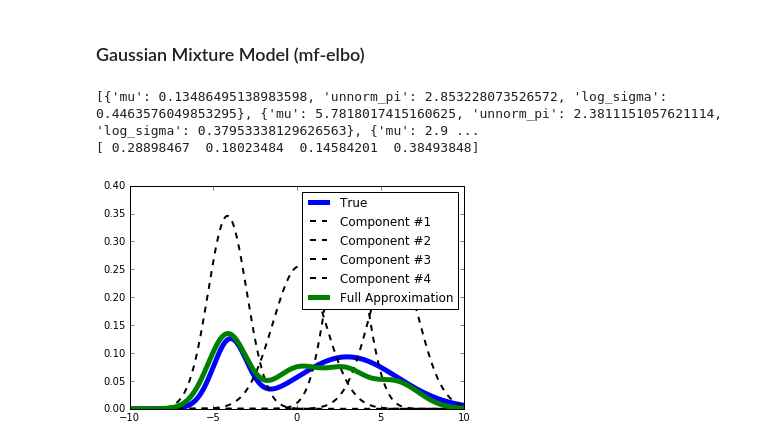
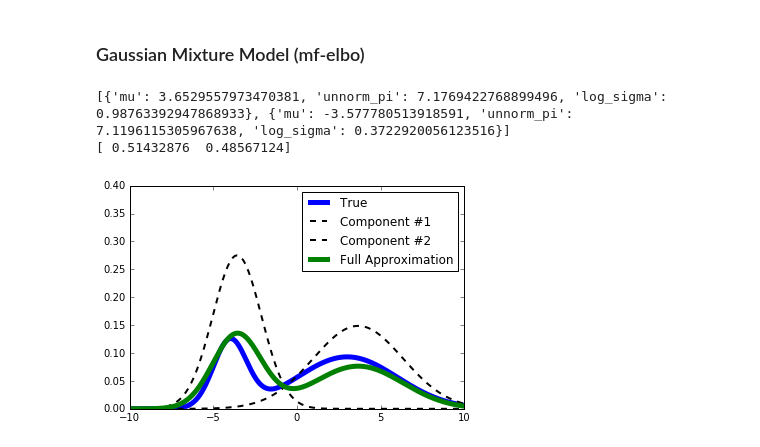
Before and after one commit to enalisnick/blog_sandbox, a Jupyter notebook: svgd/Latent_SVGD.ipynb, the cells around one changed output. Saved outputs shown, nothing was run; the diff lists cells and outputs as text; code cells hidden in the pictures.

Commit message:
fixed bug in import sampled

```diff
--- a/svgd/Latent_SVGD.ipynb
+++ b/svgd/Latent_SVGD.ipynb
@@ -21,7 +21,7 @@ where $k$ is a valid kernel and $\epsilon$ is a step-size.  The operator $\bolds
 ### Kernels for $\mathbb{R}^{d}$
 # %%
 # Probability Product Kernel
-def prob_prod(z1_mu, z1_log_sigma, z2_mu, z2_log_sigma, scale=2.5):
+def prob_prod(z1_mu, z1_log_sigma, z2_mu, z2_log_sigma, scale=1.):
 
     z1_sigma = np.exp(z1_log_sigma)
     z2_sigma = np.exp(z2_log_sigma)
@@ -33,7 +33,7 @@ def prob_prod(z1_mu, z1_log_sigma, z2_mu, z2_log_sigma, scale=2.5):
 
     return norm * np.exp( -rho/2. * ((z1_mu**2)/z1_sigma + (z2_mu**2)/z2_sigma - (mu_star**2)/sigma_star ) )
 
-def prob_prod2(z1_log_sigma, z1_mu, z2_mu, z2_log_sigma, scale=2.5):
+def prob_prod2(z1_log_sigma, z1_mu, z2_mu, z2_log_sigma, scale=1.):
 
     z1_sigma = np.exp(z1_log_sigma)
     z2_sigma = np.exp(z2_log_sigma)
@@ -192,7 +192,7 @@ params = {
 q0 = np.random.normal
 
 ### generate samples
-n = 2
+n = 4
 psi = []
 for sampleIdx in xrange(n):
     psi.append( {'mu':q0(), 'log_sigma':0.} )
@@ -215,12 +215,17 @@ def steinOp(vi_params, idx, dLogModel, params, dEntropy, kernel, kernelParams=No
             epsilon = np.random.normal()
             x_sample = vi_params[k]['mu'] + epsilon * np.exp(vi_params[k]['log_sigma'])
 
-            w_is.append( np.exp(logModel(x_sample, params) - np.log(gaussPdf(x_sample, {'mu':vi_params[k]['mu'], 'sigma':np.exp(vi_params[k]['log_sigma'])}))) )
+            w_is.append( np.exp(logModel(x_sample, params) - \
+                                np.log(gaussPdf(x_sample, {'mu':vi_params[k]['mu'], 'sigma':np.exp(vi_params[k]['log_sigma'])}))) )
 
-            grad_mus.append(dLogModel(x_sample, params) * 1. )
+            grad_mus.append(dLogModel(x_sample, params) * 1.)
+            grad_mus[-1] -= (vi_params[k]['mu'] - x_sample)/np.exp(2*vi_params[k]['log_sigma']) * 1.
+            grad_mus[-1] -= -(vi_params[k]['mu'] - x_sample)/np.exp(2*vi_params[k]['log_sigma'])
 
             grad_log_sigmas.append( dLogModel(x_sample, params) * epsilon * np.exp(vi_params[k]['log_sigma']) )
-            grad_log_sigmas[-1] += dEntropy(vi_params[k]['log_sigma'])
+            grad_log_sigmas[-1] -= (vi_params[k]['mu'] - x_sample)/np.exp(2*vi_params[k]['log_sigma']) * epsilon * np.exp(vi_params[k]['log_sigma'])
+            grad_log_sigmas[-1] -= ( (vi_params[k]['mu'] - x_sample)**2 / np.exp(3*vi_params[k]['log_sigma']) \
+                                    - 1./np.exp(vi_params[k]['log_sigma']) ) * np.exp(vi_params[k]['log_sigma'])
 
         w_normalizer = np.sum(w_is)
 
@@ -236,9 +241,9 @@ def steinOp(vi_params, idx, dLogModel, params, dEntropy, kernel, kernelParams=No
     return (1./K * returnVal_mu, 1./K * returnVal_logSigma)
 
 
-maxEpochs = 510
-lr_mu = .5
-lr_sig = .0075
+maxEpochs = 1201
+lr_mu = .1
+lr_sig = .01
 for epochIdx in xrange(maxEpochs):
     for idx in xrange(n):
         update = steinOp(psi, idx, dLogModel, params, dEntropy_dLogSigma, kernel)
@@ -304,7 +306,7 @@ params = {
 q0 = np.random.normal
 
 ### generate samples
-n = 4
+n = 2
 psi = []
 for sampleIdx in xrange(n):
     psi.append( {'unnorm_pi': 0., 'mu':q0(), 'log_sigma':0.} )
@@ -407,7 +409,7 @@ def mfElboOp(vi_params, dLogModel, params, dEntropy, alpha=1.):
     return (grad_unnorm_pis, grad_mus, grad_log_sigmas)
 
 
-maxEpochs = 1000
+maxEpochs = 2000
 lr_mu = .1
 lr_sig = .01
 lr_pi = .01
@@ -421,33 +423,33 @@ for epochIdx in xrange(maxEpochs):
 final_pis = np.array([np.exp(psi[i]['unnorm_pi']) for i in range(n)])
 final_pis /= np.sum(final_pis)
 
 print psi
 print final_pis
 
 plt.figure()
 
 # plot true distributions
 x_true = np.linspace(-10, 10, 1000)
 probs_true = [np.exp(logModel(z, params)) for z in x_true]
 plt.plot(x_true, probs_true, 'b-', linewidth=5, label="True")
 
 # plot latent
 colors = ['r','g','y','m']
 probs_approx = []
 for k in xrange(n):
     probs_approx.append([gaussPdf(z, {'mu':psi[k]['mu'], 'sigma':np.exp(psi[k]['log_sigma'])}) for z in x_true])
     plt.plot(x_true, probs_approx[-1], '--k', linewidth=2, label="Component #%d" %(k+1))
 
 full_approx = np.zeros(x_true.shape[0])
 for k in xrange(n):
     full_approx += final_pis[k] * np.array(probs_approx[k])
 plt.plot(x_true, full_approx, '-g', linewidth=5, label="Full Approximation")
 
 plt.xlim([-10,10])
 plt.ylim([0,.4])
 plt.legend()
 plt.show()
 # %% [output]
-[{'mu': 0.13486495138983598, 'unnorm_pi': 2.853228073526572, 'log_sigma': 0.4463576049853295}, {'mu': 5.7818017415160625, 'unnorm_pi': 2.3811151057621114, 'log_sigma': 0.37953338129626563}, {'mu': 2.9 ...
-[ 0.28898467  0.18023484  0.14584201  0.38493848]
+[{'mu': 3.6529557973470381, 'unnorm_pi': 7.1769422768899496, 'log_sigma': 0.98763392947868933}, {'mu': -3.577780513918591, 'unnorm_pi': 7.1196115305967638, 'log_sigma': 0.3722920056123516}]
+[ 0.51432876  0.48567124]
-[figure, old version]
+[figure, new version]
```
Also changed, not shown: parts of 1 cell of this notebook.
